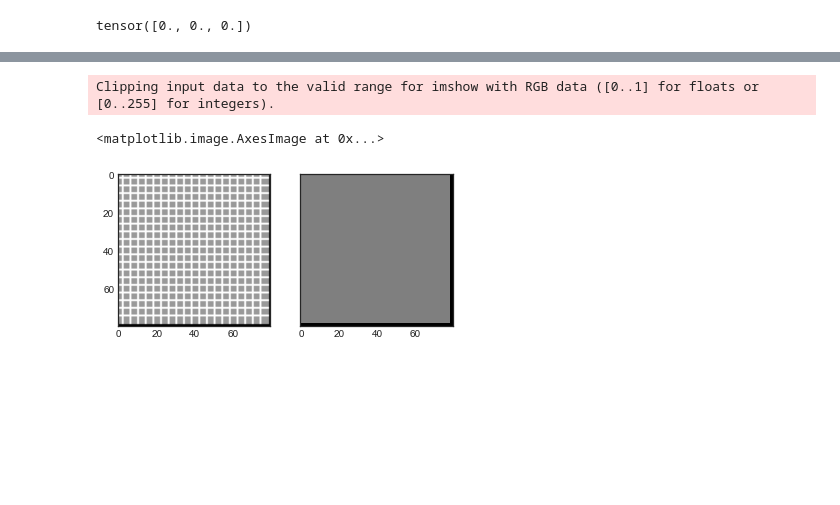
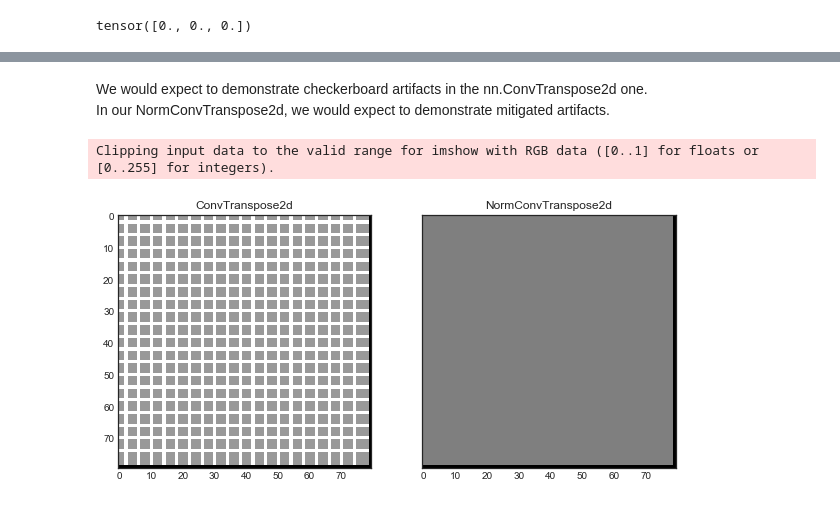
Before and after one commit to ofrimasad/WDSR-Norm, a Jupyter notebook: demo.ipynb, the cells around one changed output, grey strips where cells are left out. Drawn from its saved outputs; the diff is of its cells as text; code cells hidden in the pictures; blank space fills up the shorter version.

```diff
--- a/demo.ipynb
+++ b/demo.ipynb
@@ -69,14 +70,18 @@ plt.imshow(img.squeeze().permute(1, 2, 0))
+# %% [markdown]
+We would expect to demonstrate checkerboard artifacts in the nn.ConvTranspose2d one.<br>
+In our NormConvTranspose2d, we would expect to demonstrate mitigated artifacts.
 # %%
 %matplotlib inline
 plt.style.use('seaborn-white')
 
-fig, ax = plt.subplots(1, 2, sharex='col', sharey='row')
+fig, ax = plt.subplots(1, 2, sharex='col', sharey='row', figsize=[10, 7])
 res_deconv = deconv(img)
 res_norm_deconv = norm_deconv(img)
 ax[0].imshow(res_deconv.squeeze().permute(1, 2, 0).detach())
+ax[0].title.set_text("ConvTranspose2d")
 ax[1].imshow(res_norm_deconv.squeeze().permute(1, 2, 0).detach())
+ax[1].title.set_text("NormConvTranspose2d")
 # %% [output]
 Clipping input data to the valid range for imshow with RGB data ([0..1] for floats or [0..255] for integers).
-<matplotlib.image.AxesImage at 0x...>
-[figure, old version]
+[figure, new version]
 # %% [markdown]
```
Also changed, not shown: parts of 8 cells of this notebook.
